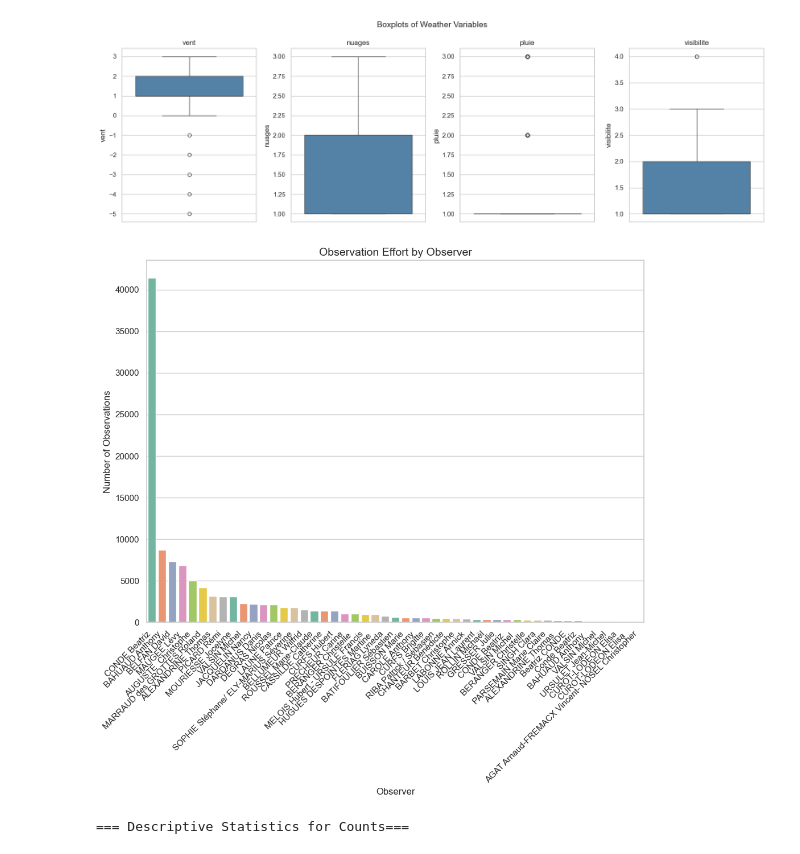
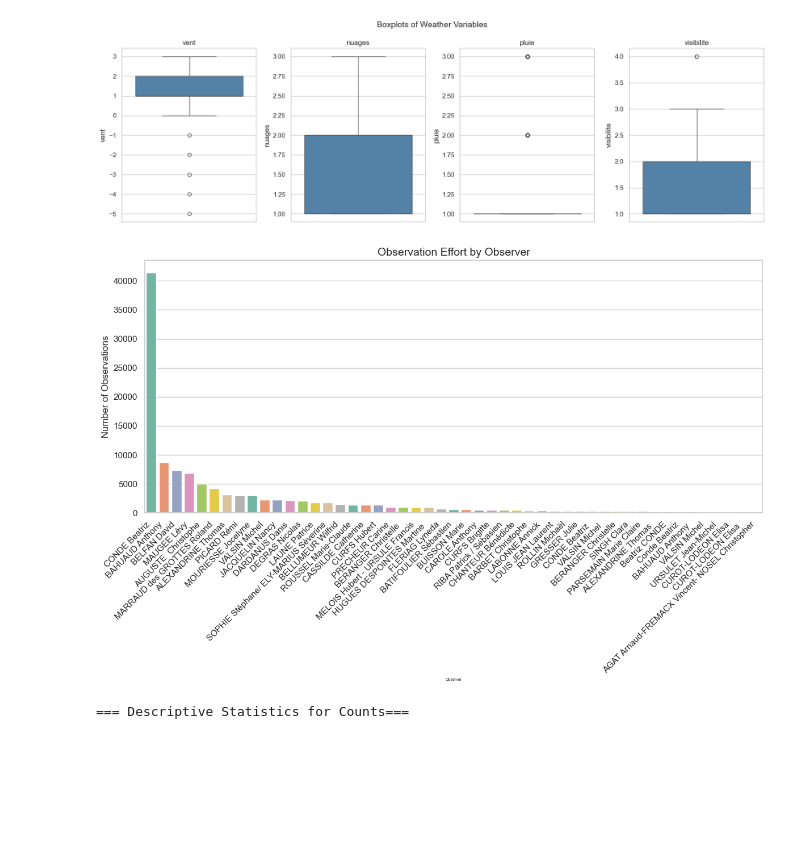
Before and after one commit to fonction-positive/AS_Projet_Birds, a Jupyter notebook: projet_bird/bird.ipynb, the cells around one changed output. Drawn from its saved outputs; the diff is of its cells as text; code cells hidden in the pictures; blank space fills up the shorter version.

```diff
--- a/projet_bird/bird.ipynb
+++ b/projet_bird/bird.ipynb
@@ -585,32 +585,32 @@ plt.show()
 # %%
 # 2.3 Effort by observer
 # 观察者努力量 / 每位观察者观测次数
 
 # 计算每位观察者的观测次数 / Count observations per observer
 effort_by_observer = obs_data['Nom_observateur'].value_counts()
 
 # 将 Series 转为 DataFrame / Convert Series to DataFrame
 observer_df = effort_by_observer.reset_index()
 observer_df.columns = ['Observer', 'Count']
 
-plt.figure(figsize=(10, 10))
+plt.figure(figsize=(12, 8))
 sns.barplot(
     x='Observer',
     y='Count',
     data=observer_df,
     hue='Observer',   # 使用 hue 兼容 seaborn 未来版本
     dodge=False,      # 不拆分箱体
     palette="Set2",
     legend=False      # 隐藏图例
 )
 plt.title("Observation Effort by Observer", fontsize=14)
-plt.xlabel("Observer", fontsize=12)
+plt.xlabel("Observer", fontsize=5)
 plt.ylabel("Number of Observations", fontsize=12)
 plt.xticks(rotation=45, ha='right')
 plt.tight_layout()
 plt.show()
 # %% [output]
-[figure, old version]
+[figure, new version]
 # %%
 # ## 3. Distribution of species counts
 # ## 3. 物种计数分布
```
Also changed, not shown: parts of 4 cells of this notebook.
